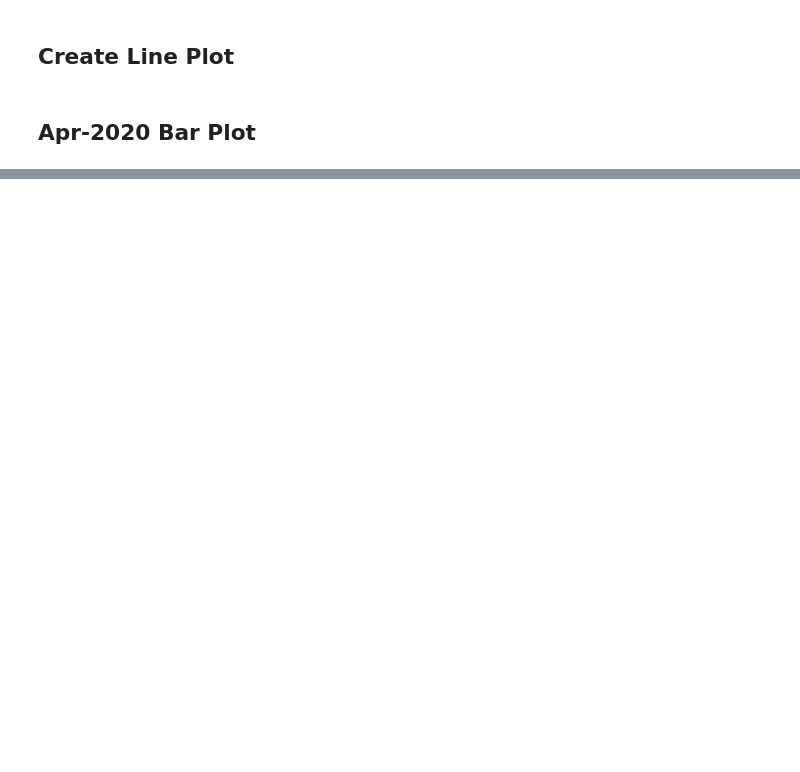
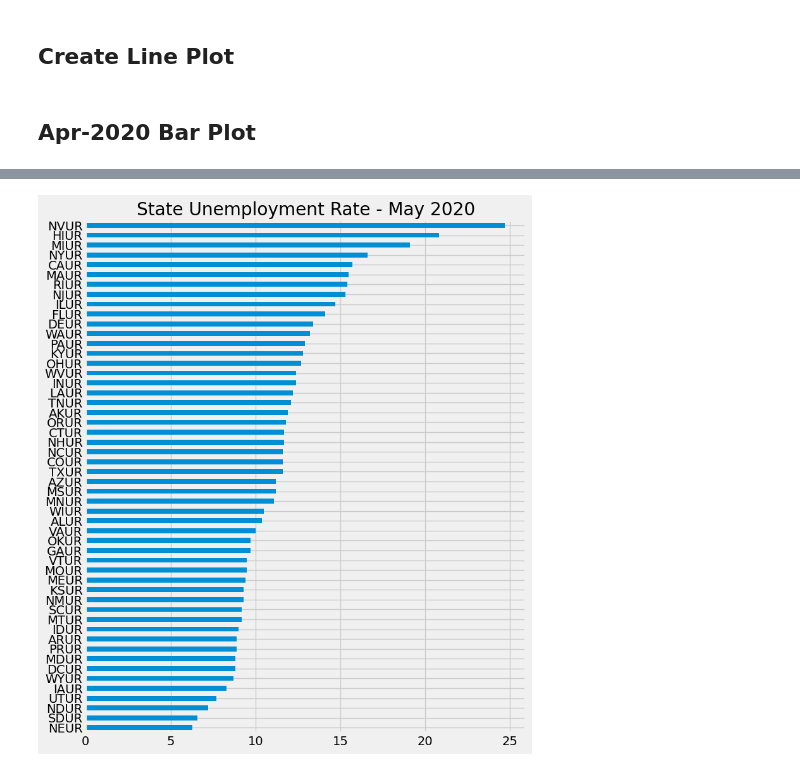
Before and after one commit to akshayyewle/Data-Analytics, a Jupyter notebook: 04 Economic Data Analysis - Rob Mulla/Python Code.ipynb, the cells around one changed output, grey strips where cells are left out. Saved outputs shown, nothing was run; the diff lists cells and outputs as text; code cells hidden in the pictures; blank space fills up the shorter version.

```diff
--- a/04 Economic Data Analysis - Rob Mulla/Python Code.ipynb
+++ b/04 Economic Data Analysis - Rob Mulla/Python Code.ipynb
@@ -317,0 +363,10 @@ px.line(UR_State_Data)
+# %%
+# Create Horizontal Bar Plot
+ax = UR_State_Data.loc[UR_State_Data.index == '2020-05-01'] \
+    .T \
+    .sort_values(by='2020-05-01',ascending=True) \
+    .plot(kind='barh',figsize=(8,10),title='State Unemployment Rate - May 2020')
+ax.legend().remove()
+plt.show()
+# %% [output]
+[figure, added]
```
Also changed, not shown: parts of 42 cells of this notebook.
